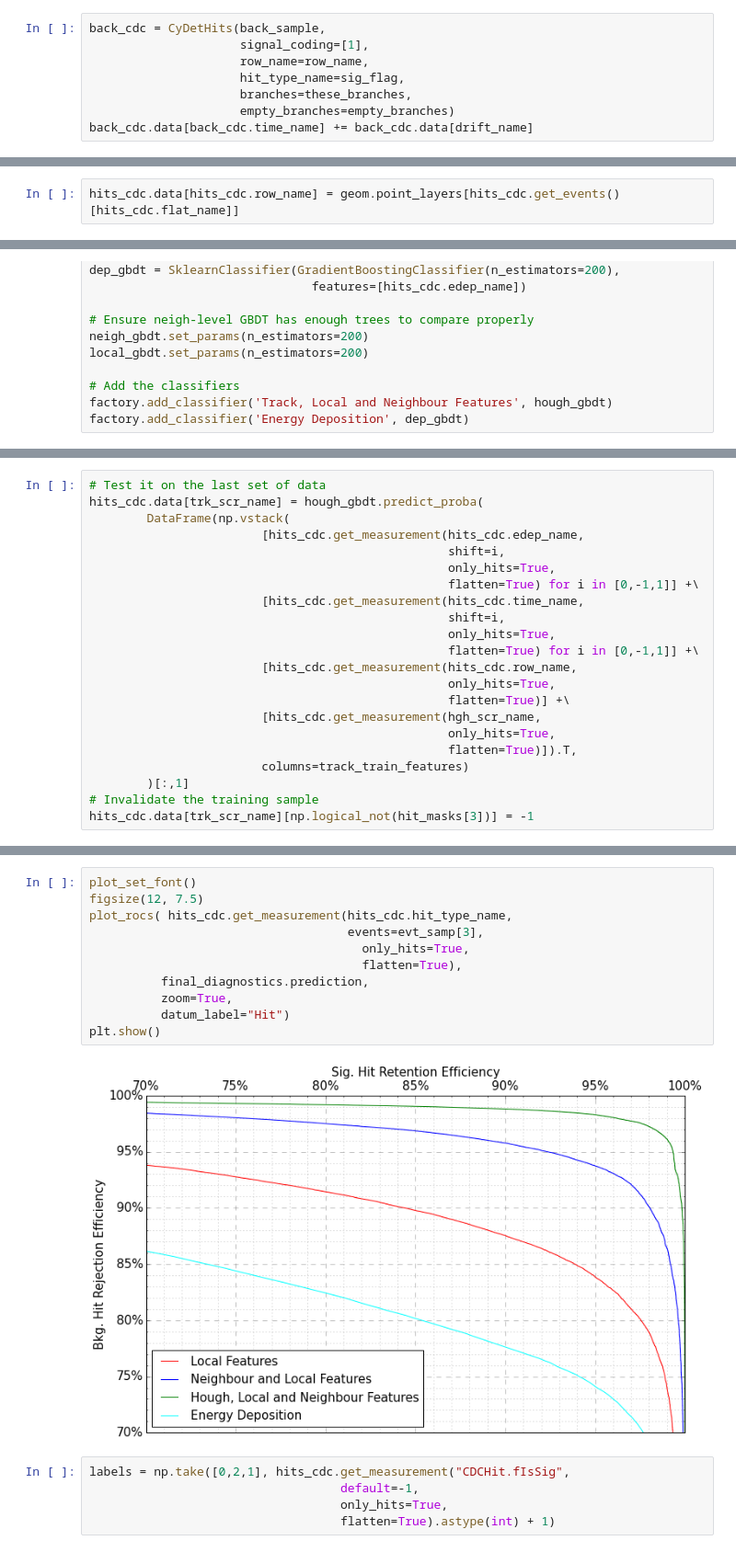
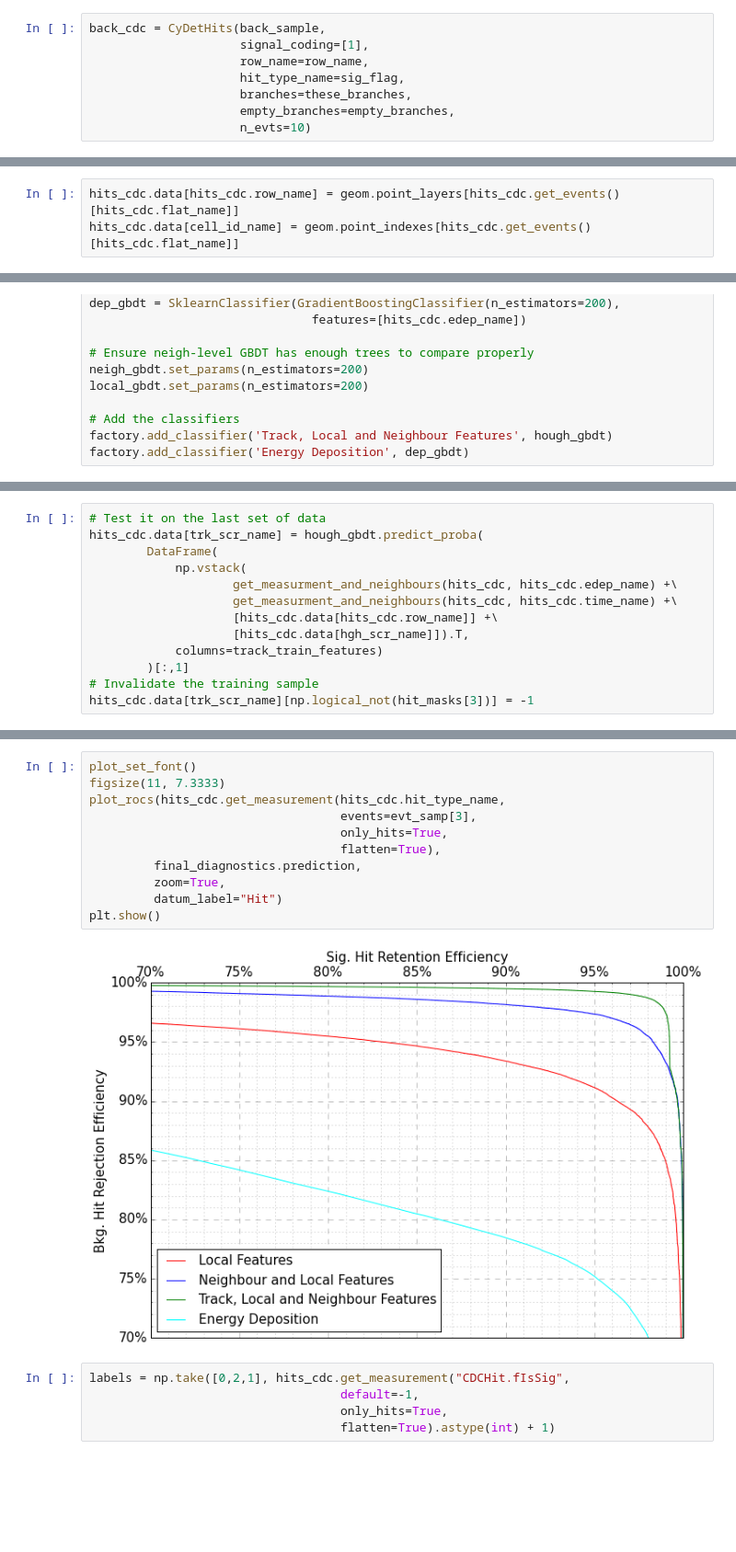
Before and after one commit to ewengillies/track-finding-yandex, a Jupyter notebook: notebooks/ICEDUST_MainPipeline.ipynb, the cells around one changed output, grey strips where cells are left out. Shown at 92% size. Drawn from its saved outputs; the diff is of its cells as text; blank space fills up the shorter version.

```diff
--- a/notebooks/ICEDUST_MainPipeline.ipynb
+++ b/notebooks/ICEDUST_MainPipeline.ipynb
@@ -287,5 +392,5 @@ back_cdc = CyDetHits(back_sample,
                      row_name=row_name,
                      hit_type_name=sig_flag,
                      branches=these_branches,
-                     empty_branches=empty_branches)
-back_cdc.data[back_cdc.time_name] += back_cdc.data[drift_name]
+                     empty_branches=empty_branches,
+                     n_evts=10)
@@ -349,2 +496,3 @@ print memory_usage()
 # %%
 hits_cdc.data[hits_cdc.row_name] = geom.point_layers[hits_cdc.get_events()[hits_cdc.flat_name]]
+hits_cdc.data[cell_id_name] = geom.point_indexes[hits_cdc.get_events()[hits_cdc.flat_name]]
@@ -787,22 +897,13 @@ Totally spent 367.10 seconds on training
 # %%
 # Test it on the last set of data
 hits_cdc.data[trk_scr_name] = hough_gbdt.predict_proba(
-        DataFrame(np.vstack(
-                        [hits_cdc.get_measurement(hits_cdc.edep_name,
-                                                  shift=i,
-                                                  only_hits=True,
-                                                  flatten=True) for i in [0,-1,1]] +\
-                        [hits_cdc.get_measurement(hits_cdc.time_name,
-                                                  shift=i,
-                                                  only_hits=True,
-                                                  flatten=True) for i in [0,-1,1]] +\
-                        [hits_cdc.get_measurement(hits_cdc.row_name,
-                                                  only_hits=True,
-                                                  flatten=True)] +\
-                        [hits_cdc.get_measurement(hgh_scr_name,
-                                                  only_hits=True,
-                                                  flatten=True)]).T,
-                        columns=track_train_features)
+        DataFrame(
+            np.vstack(
+                    get_measurment_and_neighbours(hits_cdc, hits_cdc.edep_name) +\
+                    get_measurment_and_neighbours(hits_cdc, hits_cdc.time_name) +\
+                    [hits_cdc.data[hits_cdc.row_name]] +\
+                    [hits_cdc.data[hgh_scr_name]]).T,
+            columns=track_train_features)
         )[:,1]
 # Invalidate the training sample
 hits_cdc.data[trk_scr_name][np.logical_not(hit_masks[3])] = -1
@@ -838,16 +922,16 @@ Populating the interactive namespace from numpy and matplotlib
 # %%
 plot_set_font()
-figsize(12, 7.5)
-plot_rocs( hits_cdc.get_measurement(hits_cdc.hit_type_name,
-                                    events=evt_samp[3],
-                                      only_hits=True,
-                                      flatten=True),
-          final_diagnostics.prediction,
-          zoom=True,
-          datum_label="Hit")
+figsize(11, 7.3333)
+plot_rocs(hits_cdc.get_measurement(hits_cdc.hit_type_name,
+                                   events=evt_samp[3],
+                                   only_hits=True,
+                                   flatten=True),
+         final_diagnostics.prediction,
+         zoom=True,
+         datum_label="Hit")
 plt.show()
 # %% [output]
-[figure, old version]
+[figure, new version]
 # %%
 labels = np.take([0,2,1], hits_cdc.get_measurement("CDCHit.fIsSig",
                                    default=-1,
```
Also changed, not shown: parts of 109 cells of this notebook, 4 other files.
